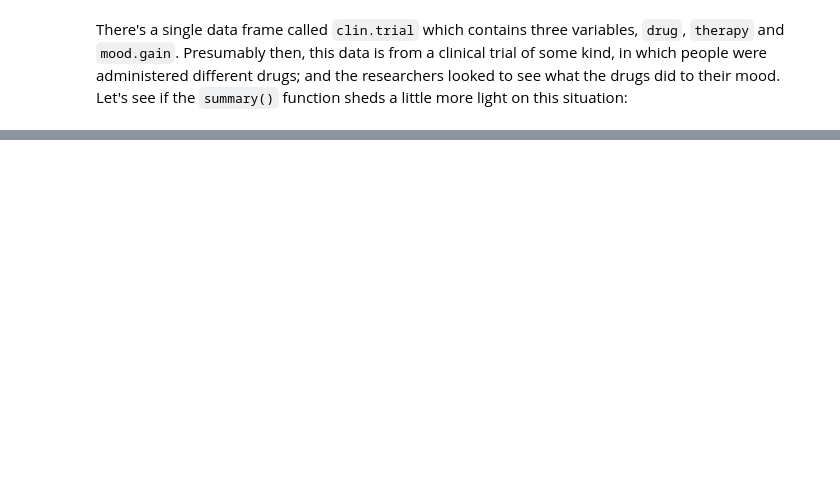
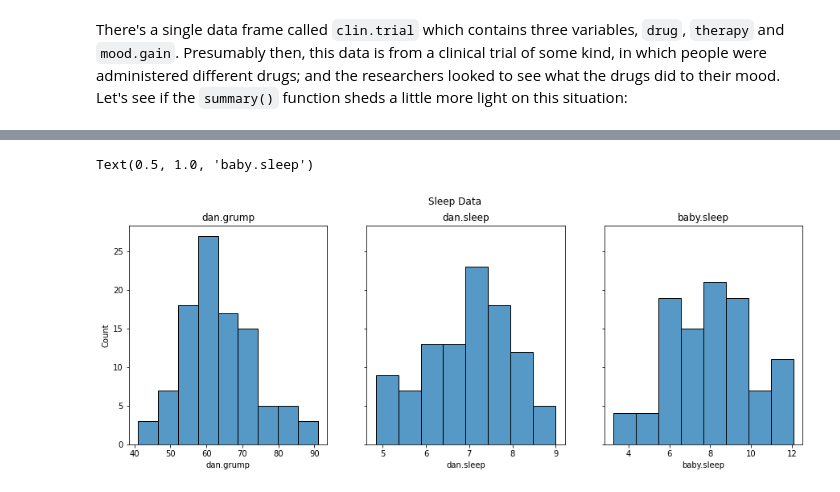
Before and after one commit to ethanweed/pythonbook, a Jupyter notebook: Chapters/03.05-descriptives.ipynb, the cells around one changed output, grey strips where cells are left out. Saved outputs shown, nothing was run; the diff lists cells and outputs as text; code cells hidden in the pictures; blank space fills up the shorter version.

Commit message:
conqured multi-panel plot with data from different sources
For when facet won't work

```diff
--- a/Chapters/03.05-descriptives.ipynb
+++ b/Chapters/03.05-descriptives.ipynb
@@ -1382,0 +748,11 @@ Thus it is no small thing to say that the first task of the statistician and the
+# %%
+from os import chdir as cd
+import pandas as pd
+
+pathin = '/Users/ethan/Documents/GitHub/pythonbook/Data/'
+file = 'parenthood.csv'
+
+cd(pathin)
+
+parenthood = pd.read_csv(file)
+parenthood.head()
@@ -1382,0 +804,24 @@ Thus it is no small thing to say that the first task of the statistician and the
+# %%
+import seaborn as sns
+
+dan_grump = parenthood['dan.grump']
+dan_sleep = parenthood['dan.sleep']
+baby_sleep = parenthood['baby.sleep']
+
+fig, axes = plt.subplots(1, 3, figsize=(15, 5), sharey=True)
+fig.suptitle('Sleep Data')
+
+# My grumpiness
+sns.histplot(dan_grump, ax=axes[0])
+axes[0].set_title(dan_grump.name)
+
+# My sleep
+sns.histplot(dan_sleep, ax=axes[1])
+axes[1].set_title(dan_sleep.name)
+
+# Baby's sleep
+sns.histplot(baby_sleep, ax=axes[2])
+axes[2].set_title(baby_sleep.name)
+# %% [output]
+Text(0.5, 1.0, 'baby.sleep')
+[figure, added]
```
Also changed, not shown: parts of 12 cells of this notebook, 2 other files.
